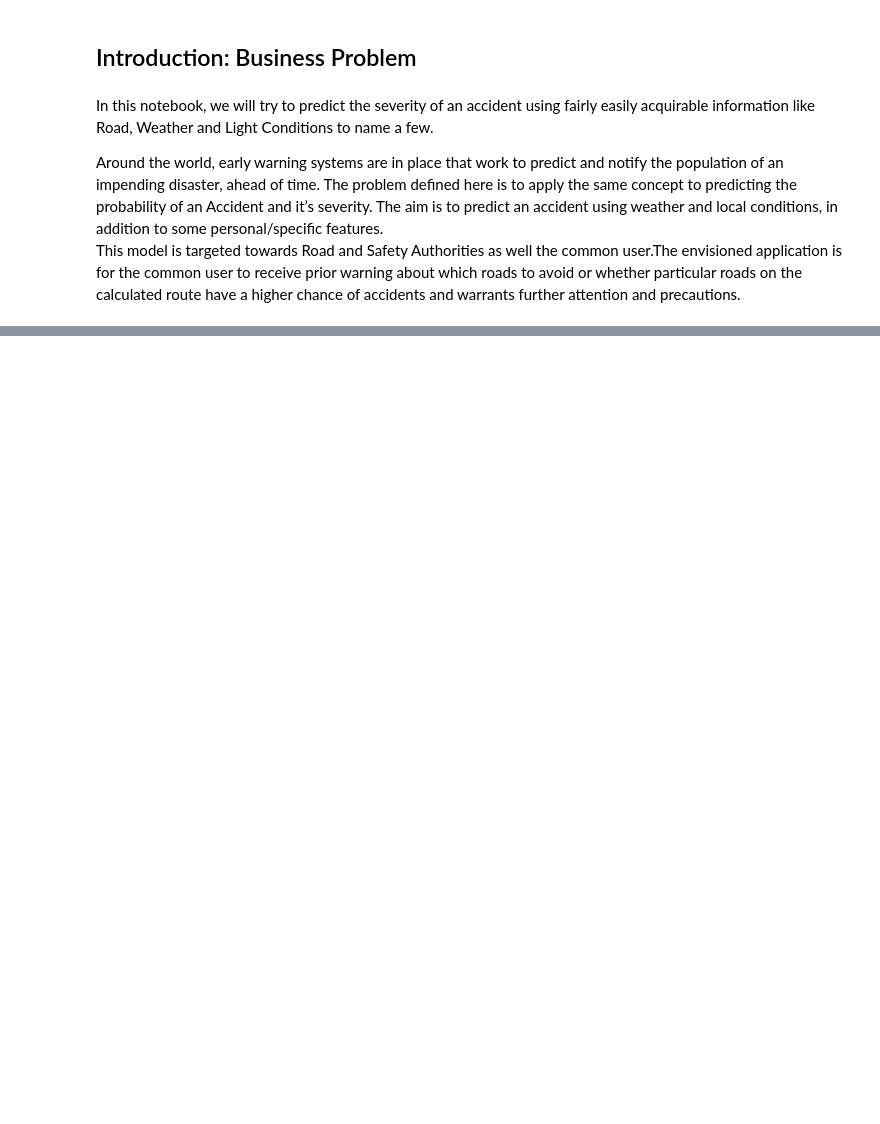
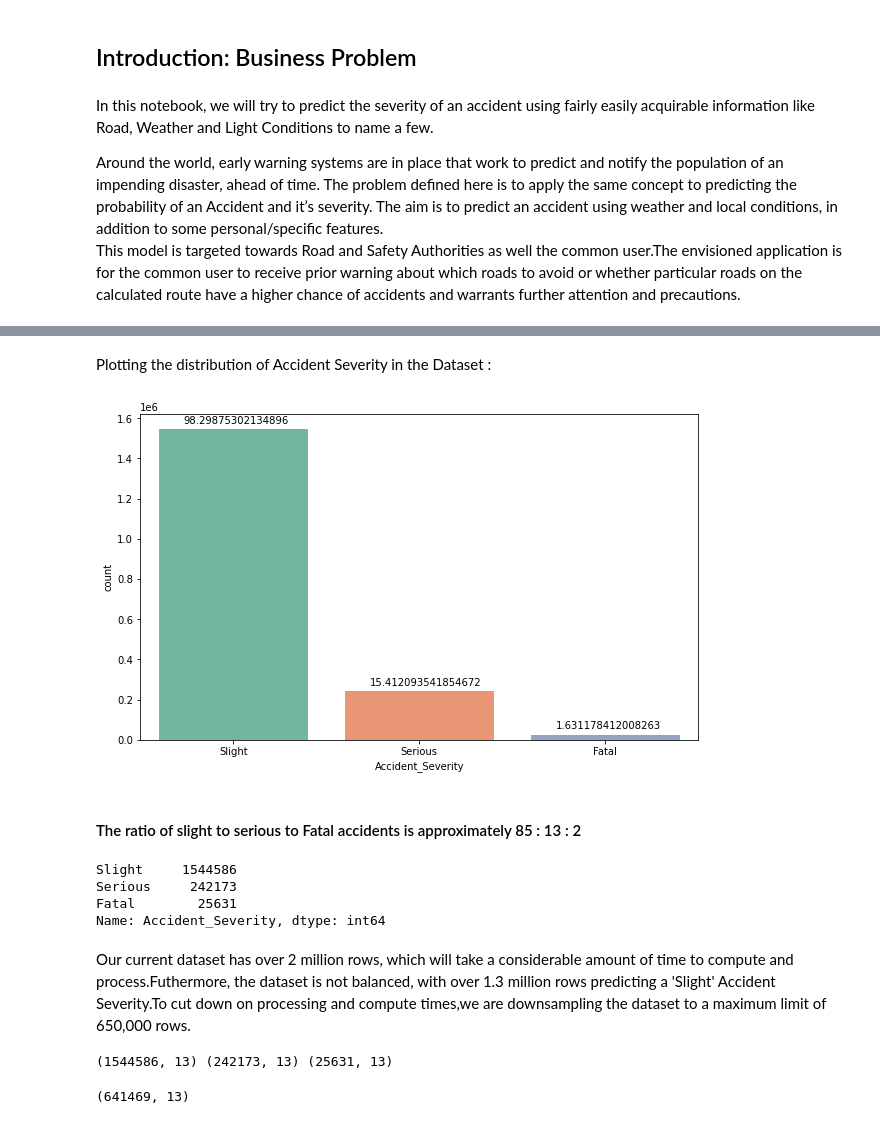
Before and after one commit to jonathandorairaj/Coursera_Capstone, a Jupyter notebook: Predicting Accident Severity.ipynb, the cells around one changed output, grey strips where cells are left out. Saved outputs shown, nothing was run; the diff lists cells and outputs as text; code cells hidden in the pictures; blank space fills up the shorter version.

```diff
--- a/Predicting Accident Severity.ipynb
+++ b/Predicting Accident Severity.ipynb
@@ -92,0 +130,7 @@ dtype: object
+# %%
+#choosing relevant columns into df1
+# 'Engine_Capacity_.CC.' , 'Accident_Index', 'Speed_limit'
+#dropping 'Special_Conditions_at_Site' in this run
+df1 = df[['Accident_Index','Age_Band_of_Driver', 'Speed_limit','Sex_of_Driver','Day_of_Week','Junction_Detail','Light_Conditions','Road_Surface_Conditions', 'Road_Type',
+          'Vehicle_Type','Urban_or_Rural_Area', 'Weather_Conditions','Accident_Severity']]
+df1.shape
@@ -92,0 +150,4 @@ dtype: object
+# %%
+df1.dropna(axis = 0,inplace = True)
+
+df1.shape
@@ -92,0 +162,15 @@ dtype: object
+# %%
+#for loop to loop through the chosen column parameters/features and remove rows with -1 value corresponding to Data out of range
+
+list1 = df1.columns
+
+for x in list1:
+    indexNames = df1[df1[x]== -1].index
+    df1.drop(indexNames,axis = 0,inplace = True)
+    rangeIndex = df1[df1[x]== "Data missing or out of range"].index
+    df1.drop(rangeIndex,axis = 0,inplace = True)
+    UnknownIndex = df1[df1[x]== "Unknown"].index
+    df1.drop(UnknownIndex,axis = 0,inplace = True)
+
+#Dimensions of dataframe after operation
+df1.shape
@@ -92,0 +183,7 @@ dtype: object
+# %%
+indexNames = df1[df1['Sex_of_Driver']== 'Not known'].index
+df1.drop(indexNames,axis = 0,inplace = True)
+indexNames = df1[df1['Urban_or_Rural_Area']== 'Unallocated'].index
+df1.drop(indexNames,axis = 0,inplace = True)
+indexNames = df1[df1['Weather_Conditions']== 'Other'].index
+df1.drop(indexNames,axis = 0,inplace = True)
@@ -92,0 +208,24 @@ dtype: object
+# %% [markdown]
+Plotting the distribution of Accident Severity in the Dataset :
+# %%
+fig, ax = plt.subplots(figsize = (10,6))
+ax = sns.countplot(x = 'Accident_Severity',data = df1,palette = 'Set2')
+
+for p in ax.patches:
+        percentage = (p.get_height()*100/1571318)
+        x = p.get_x() + p.get_width()/6
+        y = p.get_height() + 30000
+        ax.annotate(percentage, (x, y))
+# %% [output]
+[figure, added]
+# %% [markdown]
+#### The ratio of slight to serious to Fatal accidents is approximately 85 : 13 : 2
+# %%
+df1['Accident_Severity'].value_counts()
+# %% [output]
+Slight     1544586
+Serious     242173
+Fatal        25631
+Name: Accident_Severity, dtype: int64
+# %% [markdown]
+</p>Our current dataset has over 2 million rows, which will take a considerable amount of time to compute and process.Futhermore, the dataset is not balanced, with over 1.3 million rows predicting a 'Slight' Accident Severity.To cut down on processing and compute times,we are downsampling the dataset to a maximum limit of 650,000 rows.</p>
@@ -92,0 +246,10 @@ dtype: object
+# %%
+print(df_slight.shape,df_serious.shape,df_fatal.shape)
+# %% [output]
+(1544586, 13) (242173, 13) (25631, 13)
+# %%
+df_down = pd.concat([df_slight_downsampled,df_serious,df_fatal],axis = 0)
+
+df_down.shape
+# %% [output]
+(641469, 13)
```
Also changed, not shown: parts of 93 cells of this notebook, 2 other files.
